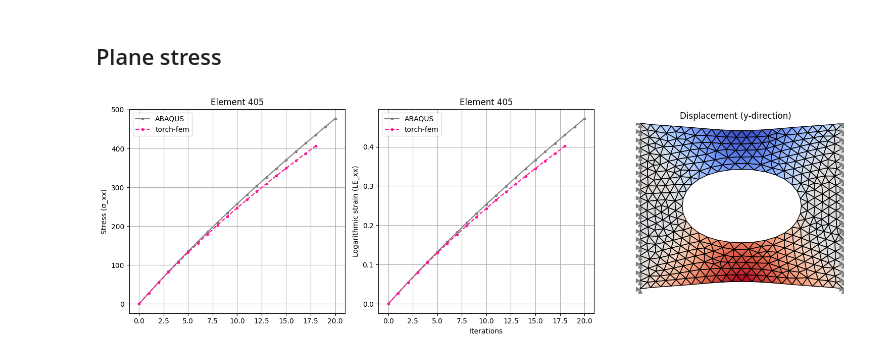
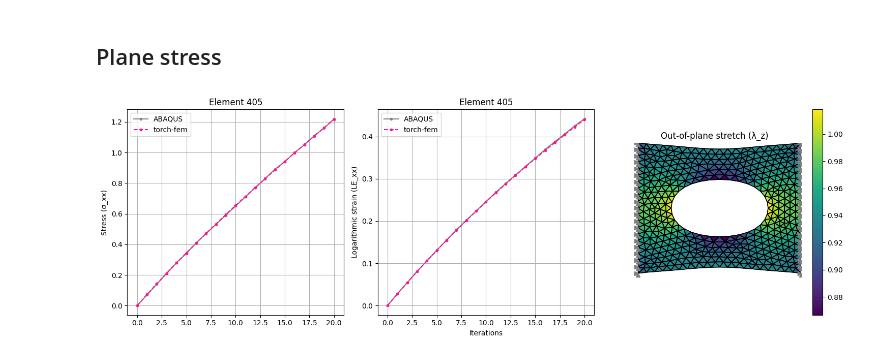
Before and after one commit to meyer-nils/torch-fem, a Jupyter notebook: examples/basic/planar/finite_strain.ipynb, the cells around one changed output. Drawn from its saved outputs; the diff is of its cells as text; code cells hidden in the pictures.

Commit message:
Fix a bunch of finite strain/hyperelasticity issues by switching to a strict total lagrangian formulation.

```diff
--- a/examples/basic/planar/finite_strain.ipynb
+++ b/examples/basic/planar/finite_strain.ipynb
@@ -29,0 +47,9 @@ DU = 0.05
+# %%
+def psi(F):
+    """Neo-Hookean strain energy density function."""
+    # Compute right Cauchy-Green tensor
+    C = F.transpose(-1, -2) @ F
+    # Stable computation of Jacobian
+    J = torch.exp(0.5 * torch.logdet(C))
+    C_bar = C * J ** (-2.0 / 3.0)
+    return G * (torch.trace(C_bar) - 3.0) + 1 / D * (J - 1) ** 2
@@ -109,7 +139,7 @@ plt.show()
 ## Plane stress
 # %%
 # Material model (plane stress)
-material = IsotropicHenckyPlaneStress(E=1000.0, nu=0.3)
+material = HyperelasticPlaneStress(psi)
 
 # Import mesh
 plate = import_mesh(get_example_file("plate_hole.vtk"), material, thickness=t)
@@ -125,72 +155,73 @@ plate.displacements[right, 0] = DU
 # %%
 # Solve
 u, f, σ, F, state = plate.solve(
-    increments=increments[:19], return_intermediate=True, nlgeom=True
+    increments=increments, return_intermediate=True, nlgeom=True, atol=1e-8
 )
 
-# Post-process
+# Post-process (correcting Cauchy stress computation with out-of-plane stretch)
 C = F.transpose(-1, -2) @ F
 ev, Q = torch.linalg.eigh(C)
 LE = 0.5 * Q @ torch.diag_embed(torch.log(ev)) @ Q.transpose(-1, -2)
+σ = σ / (1 + state[..., 0, None, None])
 # %%
 ref_data = np.array(
     [
-        [0.00000, 0.00000],
-        [0.02762, 28.2587],
-        [0.05466, 55.8530],
-        [0.08117, 82.8578],
-        [0.10715, 109.285],
-        [0.13265, 135.172],
-        [0.15767, 160.548],
-        [0.18226, 185.445],
-        [0.20642, 209.892],
-        [0.23020, 233.916],
-        [0.25360, 257.544],
-        [0.27665, 280.800],
-        [0.29937, 303.709],
-        [0.32179, 326.293],
-        [0.34391, 348.573],
-        [0.36577, 370.571],
-        [0.38737, 392.307],
-        [0.40874, 413.800],
-        [0.42990, 435.068],
-        [0.45085, 456.132],
-        [0.47162, 477.007],
+        [0.000, 0.00],
+        [0.028, 0.07],
+        [0.054, 0.14],
+        [0.081, 0.21],
+        [0.106, 0.28],
+        [0.131, 0.34],
+        [0.155, 0.41],
+        [0.179, 0.47],
+        [0.202, 0.53],
+        [0.224, 0.59],
+        [0.246, 0.65],
+        [0.268, 0.71],
+        [0.289, 0.77],
+        [0.309, 0.83],
+        [0.329, 0.89],
+        [0.349, 0.94],
+        [0.369, 1.00],
+        [0.388, 1.05],
+        [0.406, 1.11],
+        [0.425, 1.16],
+        [0.442, 1.22],
     ]
 )
 
 fig, ax = plt.subplots(1, 3, figsize=(15, 5))
 ax[0].plot(ref_data[:, 1], ".-", color="gray", label="ABAQUS")
 ax[0].plot(σ[:, 405, 0, 0], ".--", color="deeppink", label="torch-fem")
 ax[0].grid()
 ax[0].title.set_text("Element 405")
 ax[0].set_ylabel("Stress (σ_xx)")
 ax[0].legend()
 ax[1].plot(ref_data[:, 0], ".-", color="gray", label="ABAQUS")
 ax[1].plot(LE[:, 405, 0, 0], ".--", color="deeppink", label="torch-fem")
 ax[1].grid()
 ax[1].title.set_text("Element 405")
 ax[1].set_ylabel("Logarithmic strain (LE_xx)")
 ax[1].legend()
 ax[1].set_xlabel("Iterations")
 
 plate.plot(
     u=u[-1],
     node_property=u[-1, :, 1],
     cmap="coolwarm",
     title="Displacement (y-direction)",
     ax=ax[2],
 )
 
-# plate.plot(
-#     u=u[-1],
-#     element_property=state[-1, :, 0] + 1,
-#     cmap="viridis",
-#     title="Out-of-plane stretch (λ_z)",
-#     ax=ax[2],
-#     colorbar=True,
-# )
+plate.plot(
+    u=u[-1],
+    element_property=state[-1, :, 0] + 1,
+    cmap="viridis",
+    title="Out-of-plane stretch (λ_z)",
+    ax=ax[2],
+    colorbar=True,
+)
 plt.tight_layout()
 plt.show()
 # %% [output]
-[figure, old version]
+[figure, new version]
```
Also changed, not shown: parts of 7 cells of this notebook, 7 other files.
